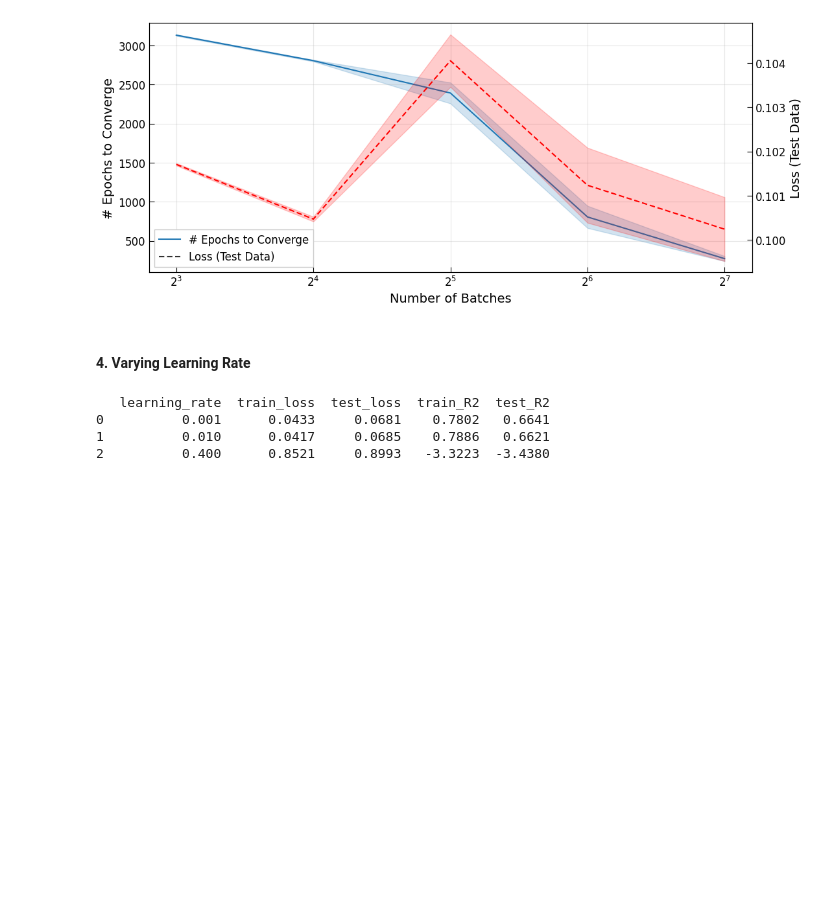
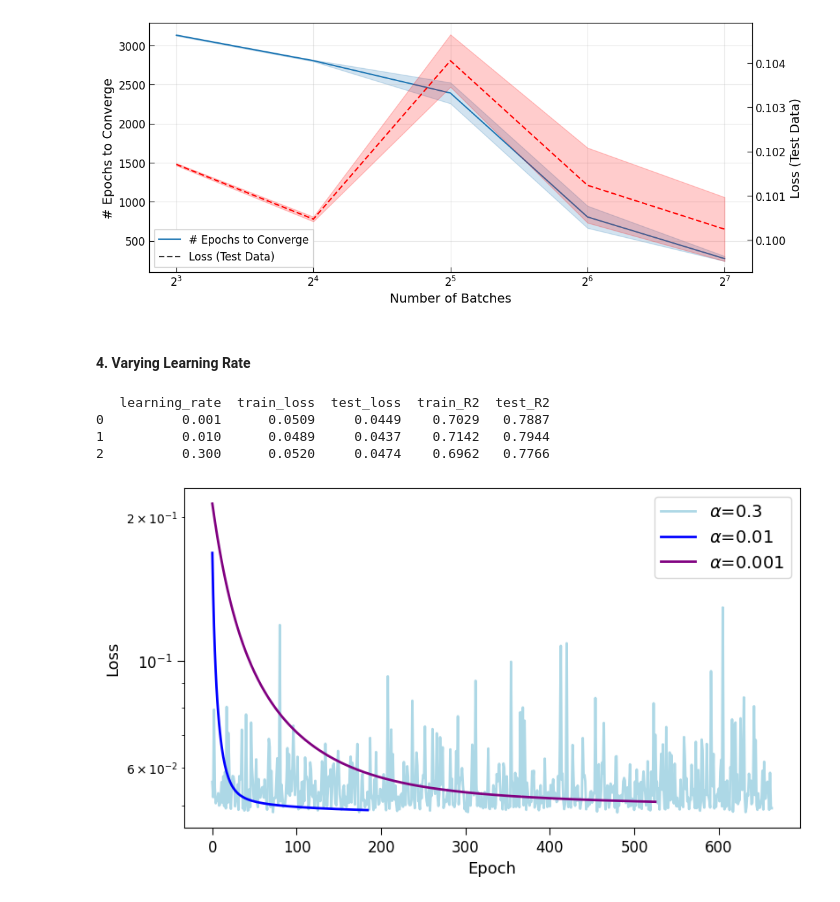
Before and after one commit to audrey352/PHYS551, a Jupyter notebook: Assignment1/A1_notebook.ipynb, the cells around one changed output. Saved outputs shown, nothing was run; the diff lists cells and outputs as text; code cells hidden in the pictures; blank space fills up the shorter version.

Commit message:
Updated learning rate

```diff
--- a/Assignment1/A1_notebook.ipynb
+++ b/Assignment1/A1_notebook.ipynb
@@ -1578,16 +1579,17 @@ plt.show()
 #### 4. Varying Learning Rate
 # %%
 ### Varying Learning Rate ###
-learning_rates = [0.001, 0.01, 0.4]  # learning rates to try
+learning_rates = [0.001, 0.01, 0.3]  # learning rates to try
 iterations = 16  # averaging results over multiple iterations
 logist_rates_df = pd.DataFrame()  # dataframe to store all metrics (for both methods)
 
 # go through different rates
+last_models = []  # store the last models for each learning rate
 for rate in learning_rates:
     for i in range(iterations):
         # Define the GD model
         logist_model_gd = LinearRegression()
-        optimizer = GradientDescent(learning_rate=rate, min_delta_loss=5e-6, max_iters=1000, record_history=False)
+        optimizer = GradientDescent(learning_rate=rate, min_delta_loss=5e-6, max_iters=1000, record_history=True)
 
         # Train linear model on the full training set
         yh_gd = logist_model_gd.fit_gd_minibatch(x_train, y_train, optimizer, num_batches=8).predict(x_train)
@@ -1598,6 +1600,8 @@ for rate in learning_rates:
                                         total_epochs=logist_model_gd.total_epochs, model='linear',
                                         learning_rate=rate
                                         )
+        if i == iterations-1:
+            last_models.append(logist_model_gd)
 # %%
 ### Average over iteration ###
 # Group metric by number of batches & average over iterations
@@ -1608,6 +1612,22 @@ avg_metrics_df[metrics] = avg_metrics_df[metrics].round(4)  # round for better d
 print(avg_metrics_df)
 # %% [output]
    learning_rate  train_loss  test_loss  train_R2  test_R2
-0          0.001      0.0433     0.0681    0.7802   0.6641
-1          0.010      0.0417     0.0685    0.7886   0.6621
-2          0.400      0.8521     0.8993   -3.3223  -3.4380
+0          0.001      0.0509     0.0449    0.7029   0.7887
+1          0.010      0.0489     0.0437    0.7142   0.7944
+2          0.300      0.0520     0.0474    0.6962   0.7766
+# %%
+fig, ax = plt.subplots(figsize=(9,5))
+
+plt.plot(last_models[2].loss_history, label=r'$\alpha$=0.3', lw=2, color='lightblue')
+plt.plot(last_models[1].loss_history, label=r'$\alpha$=0.01', lw=2, color='blue')
+plt.plot(last_models[0].loss_history, label=r'$\alpha$=0.001', lw=2, color='purple')
+
+plt.xlabel('Epoch', fontsize=13)
+plt.ylabel('Loss', fontsize=13)
+plt.legend(fontsize=14)
+plt.yscale('log', base=10)
+plt.tick_params(labelsize=12, length=6)
+
+plt.show()
+# %% [output]
+[figure, added]
```
Also changed, not shown: parts of 1 cell of this notebook.
